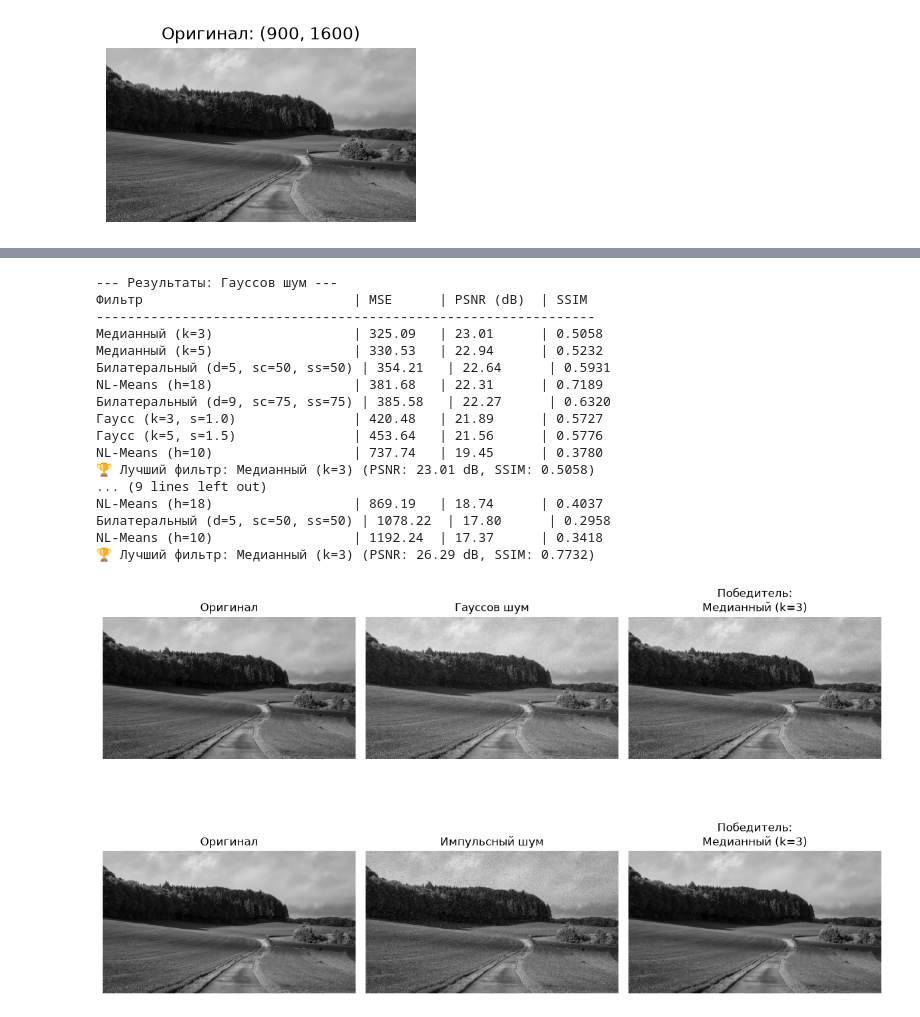
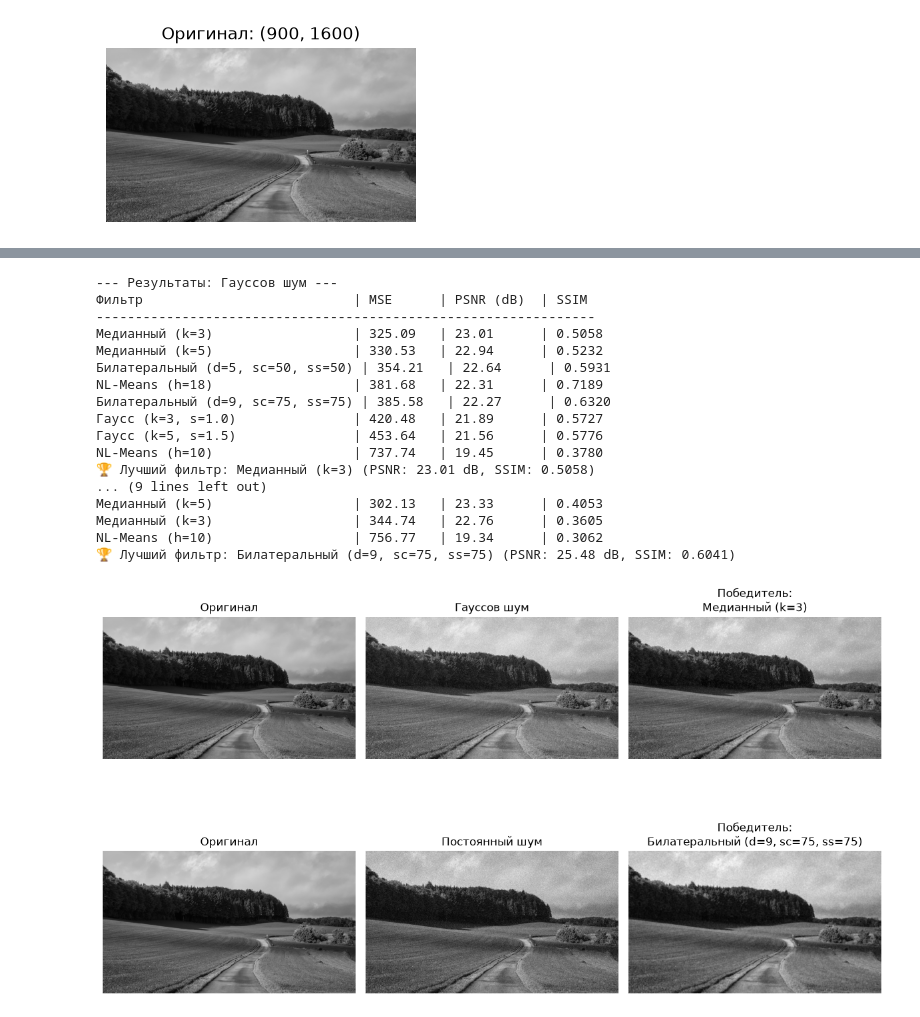
Before and after one commit to IntFxZen/image-processing, a Jupyter notebook: Second lab/Processing.ipynb, the cells around one changed output, grey strips where cells are left out. Cells and saved outputs as stored; diff of their text form; code cells hidden in the pictures.

```diff
--- a/Second lab/Processing.ipynb
+++ b/Second lab/Processing.ipynb
@@ -40,16 +39,10 @@ noise_gauss = np.zeros(image_gray.shape, np.uint8)
 cv2.randn(noise_gauss, mean, stddev)
 image_noise_gauss = cv2.add(image_gray, noise_gauss)
 
-# 2. Импульсный шум (Salt and Pepper) через randint
-noise = np.random.randint(
-    0, 101, size=(image_gray.shape[0], image_gray.shape[1]), dtype=int
-)
-zeros_pixel = np.where(noise <= 2)
-ones_pixel = np.where(noise >= 98)
-
-image_noise_sp = image_gray.copy()
-image_noise_sp[zeros_pixel] = 0
-image_noise_sp[ones_pixel] = 255
+# 2. Постоянный шум
+noise_constant = np.random.uniform(-50, 50, image_gray.shape).astype(np.int16)
+image_noise_const = image_gray.astype(np.int16) + noise_constant
+image_noise_const = np.clip(image_noise_const, 0, 255).astype(np.uint8)
 
 # Отрисовка зашумленных изображений
 fig, axes = plt.subplots(1, 3, figsize=(12, 4))
@@ -59,11 +52,11 @@ axes[0].set_title('Оригинал')
 axes[1].imshow(image_noise_gauss, cmap='gray')
 axes[1].set_title('Гауссов шум (cv2.randn)')
 
-axes[2].imshow(image_noise_sp, cmap='gray')
-axes[2].set_title('Импульсный шум (S&P)')
+axes[2].imshow(image_noise_const, cmap='gray')
+axes[2].set_title('Постоянный шум')
 
 for ax in axes:
-  ax.axis('off')
+    ax.axis('off')
 plt.tight_layout()
 plt.show()
 # %% [output]
@@ -125,8 +118,8 @@ def evaluate_denoising(original, noisy, noise_name):
 
 
 best_gauss = evaluate_denoising(image_gray, image_noise_gauss, 'Гауссов шум')
-best_sp = evaluate_denoising(
-    image_gray, image_noise_sp, 'Импульсный шум (Salt & Pepper)'
+best_constant = evaluate_denoising(
+    image_gray, image_noise_const, 'Постоянный шум'
 )
 # %% [output]
 --- Результаты: Гауссов шум ---
@@ -142,35 +135,34 @@ NL-Means (h=18)                  | 381.68   | 22.31      | 0.7189
 NL-Means (h=10)                  | 737.74   | 19.45      | 0.3780
 🏆 Лучший фильтр: Медианный (k=3) (PSNR: 23.01 dB, SSIM: 0.5058)
 ... (9 lines left out)
-NL-Means (h=18)                  | 869.19   | 18.74      | 0.4037
-Билатеральный (d=5, sc=50, ss=50) | 1078.22  | 17.80      | 0.2958
-NL-Means (h=10)                  | 1192.24  | 17.37      | 0.3418
-🏆 Лучший фильтр: Медианный (k=3) (PSNR: 26.29 dB, SSIM: 0.7732)
+Медианный (k=5)                  | 302.13   | 23.33      | 0.4053
+Медианный (k=3)                  | 344.74   | 22.76      | 0.3605
+NL-Means (h=10)                  | 756.77   | 19.34      | 0.3062
+🏆 Лучший фильтр: Билатеральный (d=9, sc=75, ss=75) (PSNR: 25.48 dB, SSIM: 0.6041)
 # %%
 fig, axes = plt.subplots(2, 3, figsize=(12, 8))
-
 # Гауссов шум
 axes[0, 0].imshow(image_gray, cmap='gray')
 axes[0, 0].set_title('Оригинал')
 axes[0, 1].imshow(image_noise_gauss, cmap='gray')
 axes[0, 1].set_title('Гауссов шум')
 axes[0, 2].imshow(best_gauss['image'], cmap='gray')
 axes[0, 2].set_title(f"Победитель:\n{best_gauss['name']}")
 
-# Импульсный шум
+# Постоянный шум
 axes[1, 0].imshow(image_gray, cmap='gray')
 axes[1, 0].set_title('Оригинал')
-axes[1, 1].imshow(image_noise_sp, cmap='gray')
-axes[1, 1].set_title('Импульсный шум')
-axes[1, 2].imshow(best_sp['image'], cmap='gray')
-axes[1, 2].set_title(f"Победитель:\n{best_sp['name']}")
+axes[1, 1].imshow(image_noise_const, cmap='gray')
+axes[1, 1].set_title('Постоянный шум')
+axes[1, 2].imshow(best_constant['image'], cmap='gray')
+axes[1, 2].set_title(f"Победитель:\n{best_constant['name']}")
 
 for ax in axes.ravel():
   ax.axis('off')
 plt.tight_layout()
 plt.show()
 # %% [output]
-[figure, old version]
+[figure, new version]
 # %% [markdown]
 ### Вывод:
 1. **Гауссов шум:**
```
Also changed, not shown: parts of 4 cells of this notebook.
